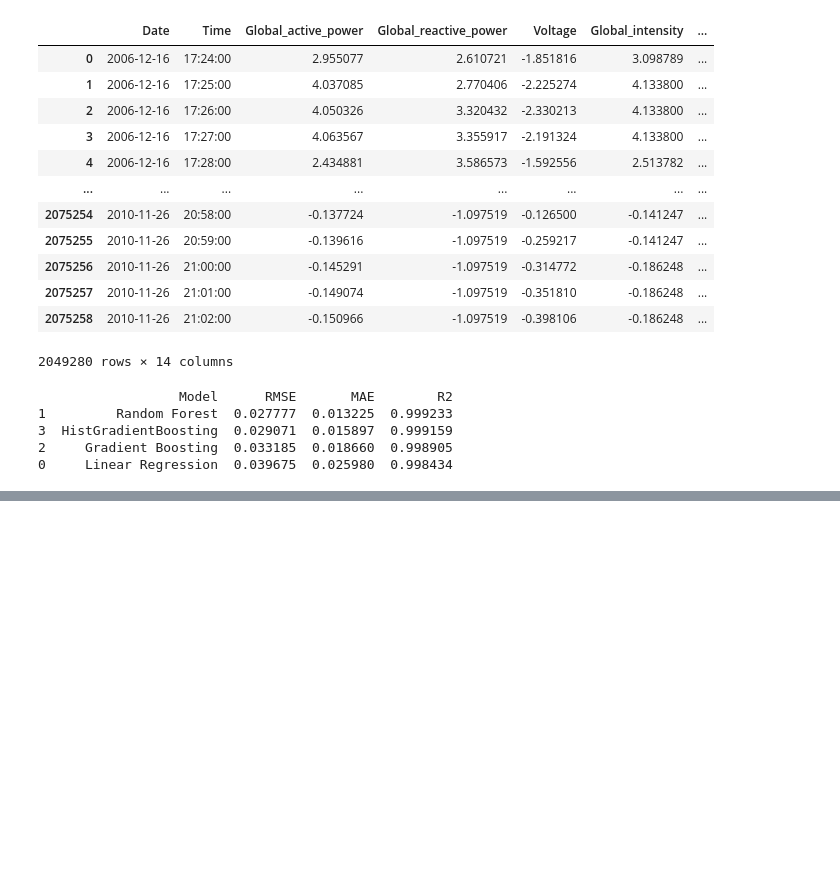
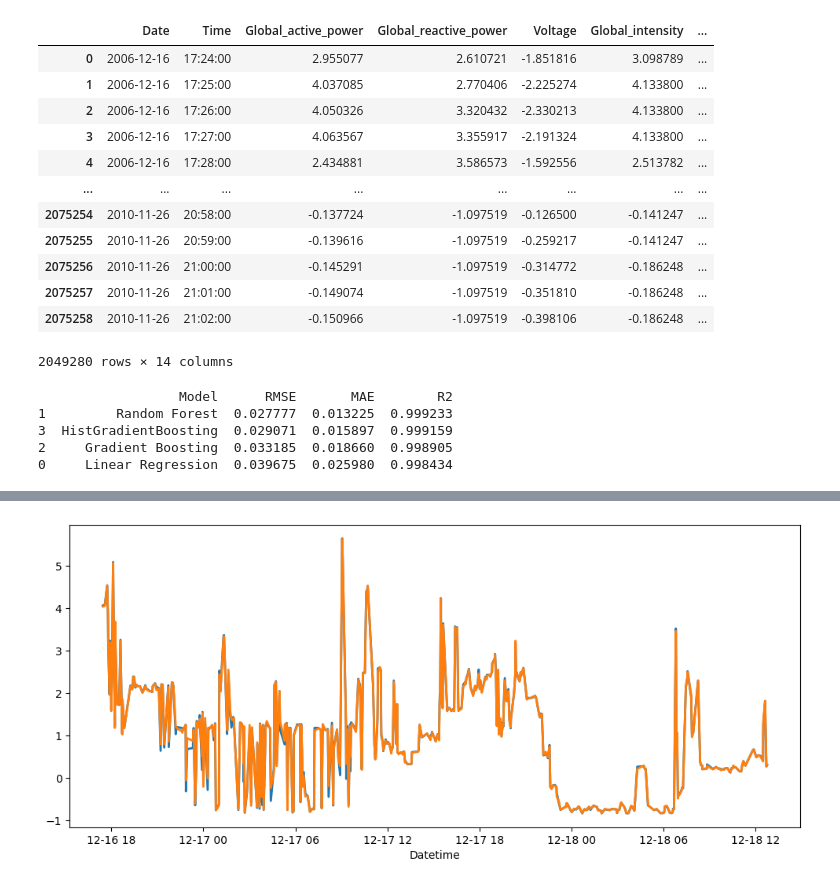
Before and after one commit to tejal-mane108/PowerPulse-Household-Energy-Usage-Forecast, a Jupyter notebook: sample.ipynb, the cells around one changed output, grey strips where cells are left out. Drawn from its saved outputs; the diff is of its cells as text; code cells hidden in the pictures; blank space fills up the shorter version.

```diff
--- a/sample.ipynb
+++ b/sample.ipynb
@@ -406,0 +623,10 @@ print(results)
+# %%
+ts_frame = pd.DataFrame({
+        "Actual": y_test,
+        "Predicted": y_pred
+    })
+    # Merge the Datetime from the modeling frame; df_model rows map to X/y indices.
+if "Datetime" in df_model.columns:
+    ts_frame = ts_frame.join(df_model["Datetime"], how="left")
+    # Keep a reasonable continuous window (e.g., earliest 500 rows)
+ts_frame = ts_frame.dropna(subset=["Datetime"]).sort_values("Datetime").head(500)
@@ -406,0 +664,13 @@ print(results)
+# %%
+plt.figure(figsize=(12,5))
+plt.plot(ts_frame["Datetime"], ts_frame["Actual"], linewidth=1, label="Actual")
+plt.plot(ts_frame["Datetime"], ts_frame["Predicted"], linewidth=1, label="Predicted")
+# plt.title(f"Actual vs Predicted (Time Series Slice) — {best_name}")
+plt.xlabel("Datetime")
+# plt.ylabel("Global Active Power (kW)")
+# plt.legend()
+# plt.tight_layout()
+# plt.savefig("figures/actual_vs_pred_timeslice.png", dpi=160)
+plt.show()
+# %% [output]
+[figure, added]
```
Also changed, not shown: parts of 3 cells of this notebook.
